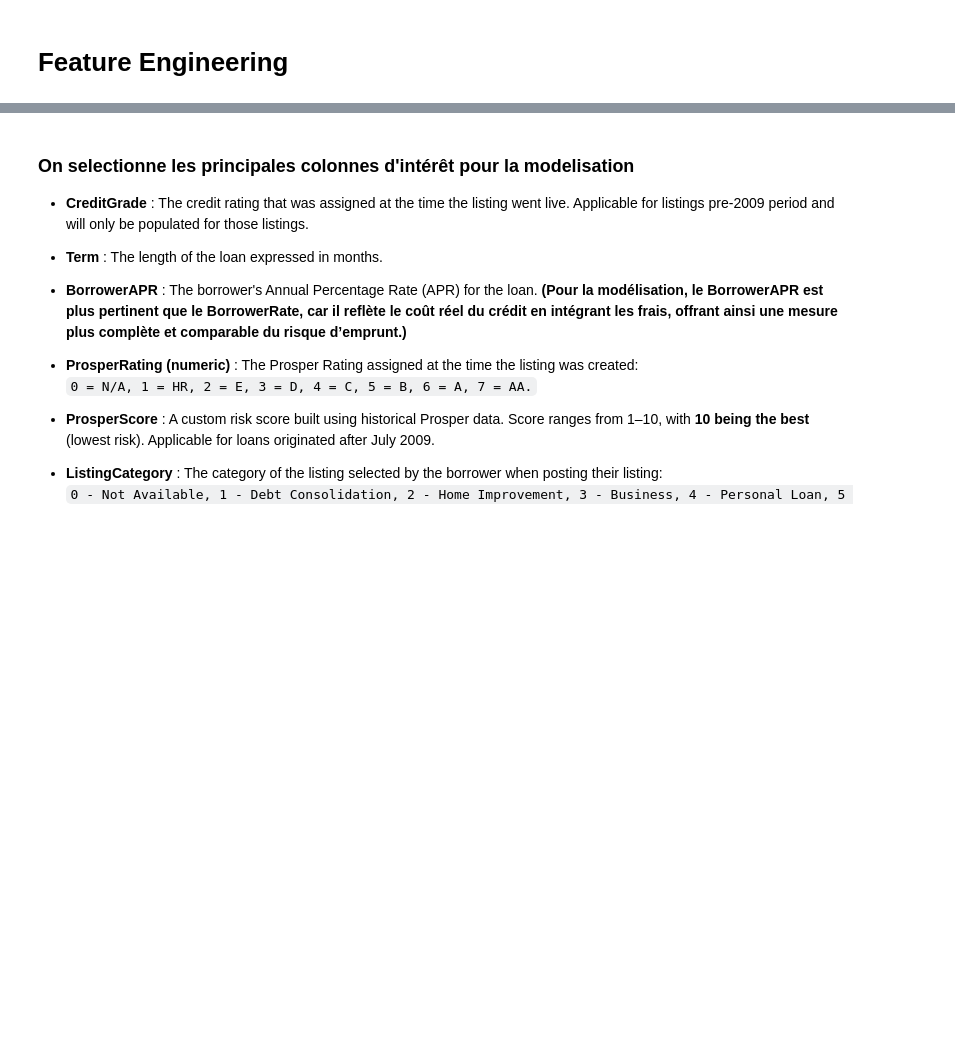
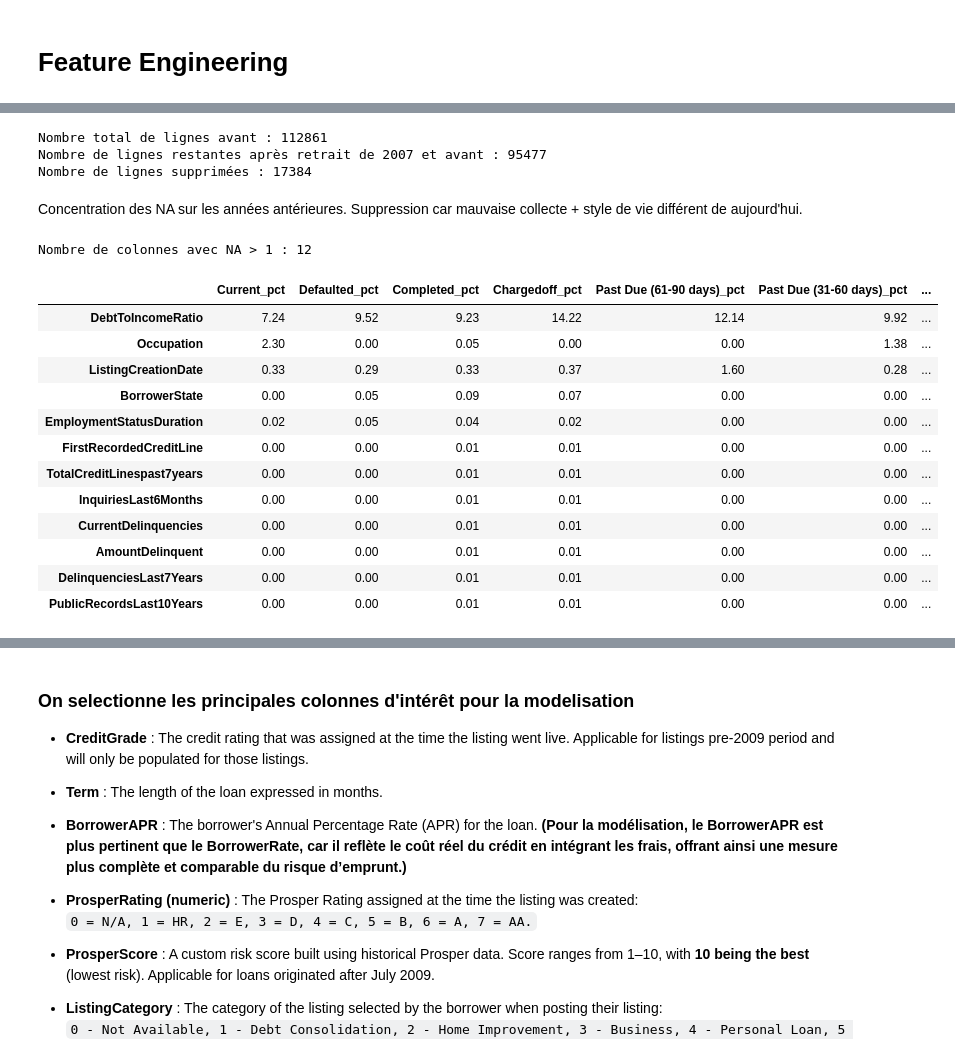
Before and after one commit to victoriiavdl/projet-ml-, a Jupyter notebook: Cleaning_and_EDA_and_feature_eng.ipynb, the cells around one changed output, grey strips where cells are left out. Saved outputs shown, nothing was run; the diff lists cells and outputs as text; code cells hidden in the pictures; blank space fills up the shorter version.

```diff
--- a/Cleaning_and_EDA.ipynb
+++ b/Cleaning_and_EDA_and_feature_eng.ipynb
@@ -808,0 +844,69 @@ Although this imbalance is common in credit-risk datasets and was expected, we m
+# %%
+# Extraire l'année si ce n'est pas déjà fait
+df["OriginationYear"] = df["LoanOriginationDate"].dt.year
+
+# Nombre total de lignes avant suppression
+total_rows = len(df)
+
+# Filtre : garder uniquement les années > 2007
+df = df[df["OriginationYear"] > 2007]
+df = df[df["OriginationYear"] > 2007]
+# Nombre de lignes après suppression
+remaining_rows = len(df)
+
+print("Nombre total de lignes avant :", total_rows)
+print("Nombre de lignes restantes après retrait de 2007 et avant :", remaining_rows)
+print("Nombre de lignes supprimées :", total_rows - remaining_rows)
+# %% [output]
+Nombre total de lignes avant : 112861
+Nombre de lignes restantes après retrait de 2007 et avant : 95477
+Nombre de lignes supprimées : 17384
+# %% [markdown]
+Concentration des NA sur les années antérieures. Suppression car mauvaise collecte + style de vie différent de aujourd'hui.
+# %%
+# --- Missing Values by LoanStatus (percentages only) ---
+
+# Colonnes contenant au moins 1 NA
+cols_with_na = df.columns[df.isna().sum() > 0]
+
+# Nombre de NA par colonne selon LoanStatus (intermédiaire)
+na_counts = (
+    df.groupby("LoanStatus")[cols_with_na]
+      .apply(lambda x: x.isna().sum())
+      .T
+)
+
+# Tableau final avec uniquement les %
+na_pct = pd.DataFrame(index=na_counts.index)
+
+# Pourcentages par LoanStatus
+for status in df["LoanStatus"].unique():
+    na_pct[f"{status}_pct"] = (
+        na_counts[status] / df[df["LoanStatus"] == status].shape[0] * 100
+    ).round(2)
+
+# Pourcentage global
+na_pct["Total_pct"] = (
+    df[cols_with_na].isna().sum() / len(df) * 100
+).round(2)
+
+# Trier par pourcentage total décroissant
+na_pct = na_pct.sort_values("Total_pct", ascending=False)
+
+print("Nombre de colonnes avec NA > 1 :", (df.isna().sum() > 1).sum())
+na_pct
+# %% [output]
+Nombre de colonnes avec NA > 1 : 12
+|  | Current_pct | Defaulted_pct | Completed_pct | Chargedoff_pct | Past Due (61-90 days)_pct | Past Due (31-60 days)_pct | ... |
+| DebtToIncomeRatio | 7.24 | 9.52 | 9.23 | 14.22 | 12.14 | 9.92 | ... |
+| Occupation | 2.30 | 0.00 | 0.05 | 0.00 | 0.00 | 1.38 | ... |
+| ListingCreationDate | 0.33 | 0.29 | 0.33 | 0.37 | 1.60 | 0.28 | ... |
+| BorrowerState | 0.00 | 0.05 | 0.09 | 0.07 | 0.00 | 0.00 | ... |
+| EmploymentStatusDuration | 0.02 | 0.05 | 0.04 | 0.02 | 0.00 | 0.00 | ... |
+| FirstRecordedCreditLine | 0.00 | 0.00 | 0.01 | 0.01 | 0.00 | 0.00 | ... |
+| TotalCreditLinespast7years | 0.00 | 0.00 | 0.01 | 0.01 | 0.00 | 0.00 | ... |
+| InquiriesLast6Months | 0.00 | 0.00 | 0.01 | 0.01 | 0.00 | 0.00 | ... |
+| CurrentDelinquencies | 0.00 | 0.00 | 0.01 | 0.01 | 0.00 | 0.00 | ... |
+| AmountDelinquent | 0.00 | 0.00 | 0.01 | 0.01 | 0.00 | 0.00 | ... |
+| DelinquenciesLast7Years | 0.00 | 0.00 | 0.01 | 0.01 | 0.00 | 0.00 | ... |
+| PublicRecordsLast10Years | 0.00 | 0.00 | 0.01 | 0.01 | 0.00 | 0.00 | ... |
```
Also changed, not shown: parts of 25 cells of this notebook.
